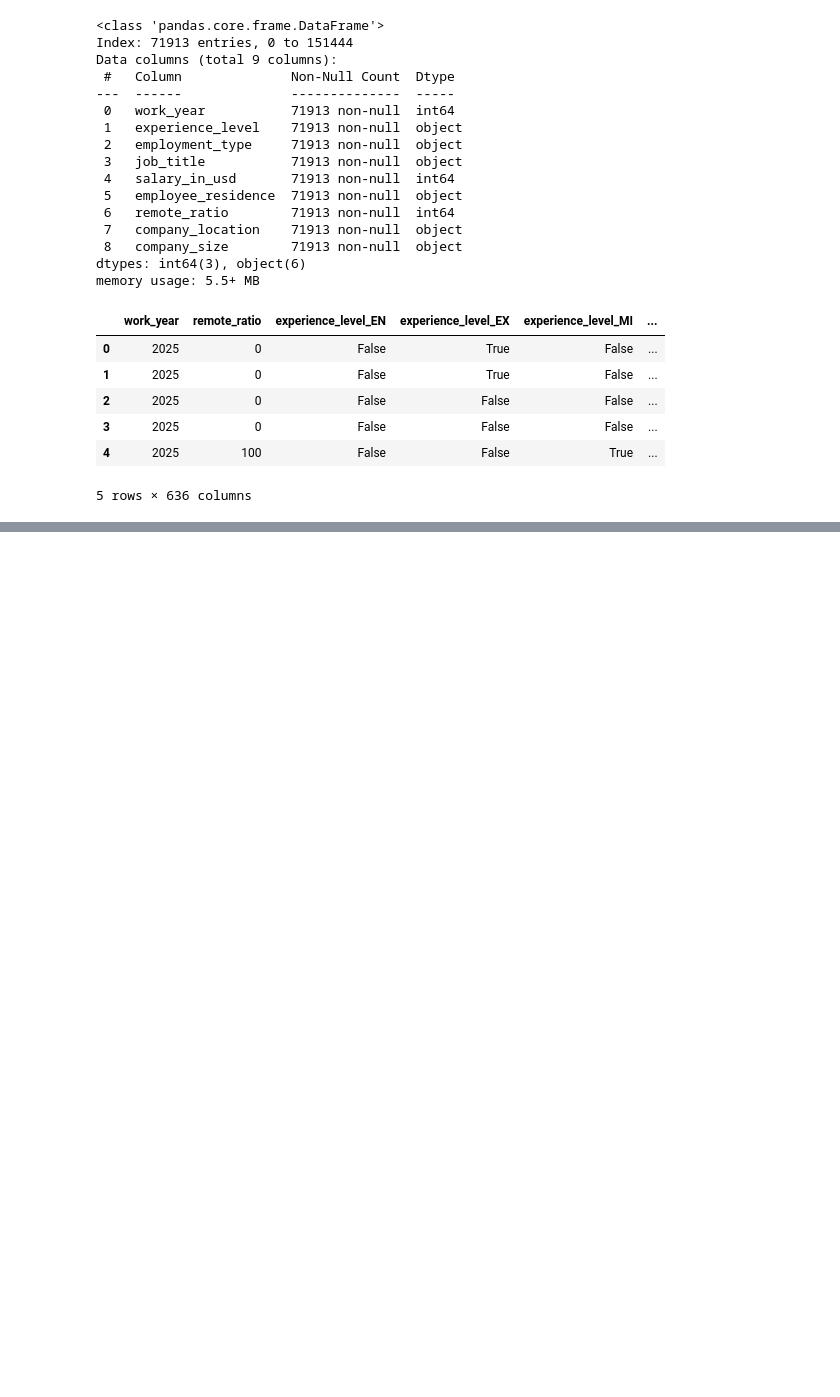
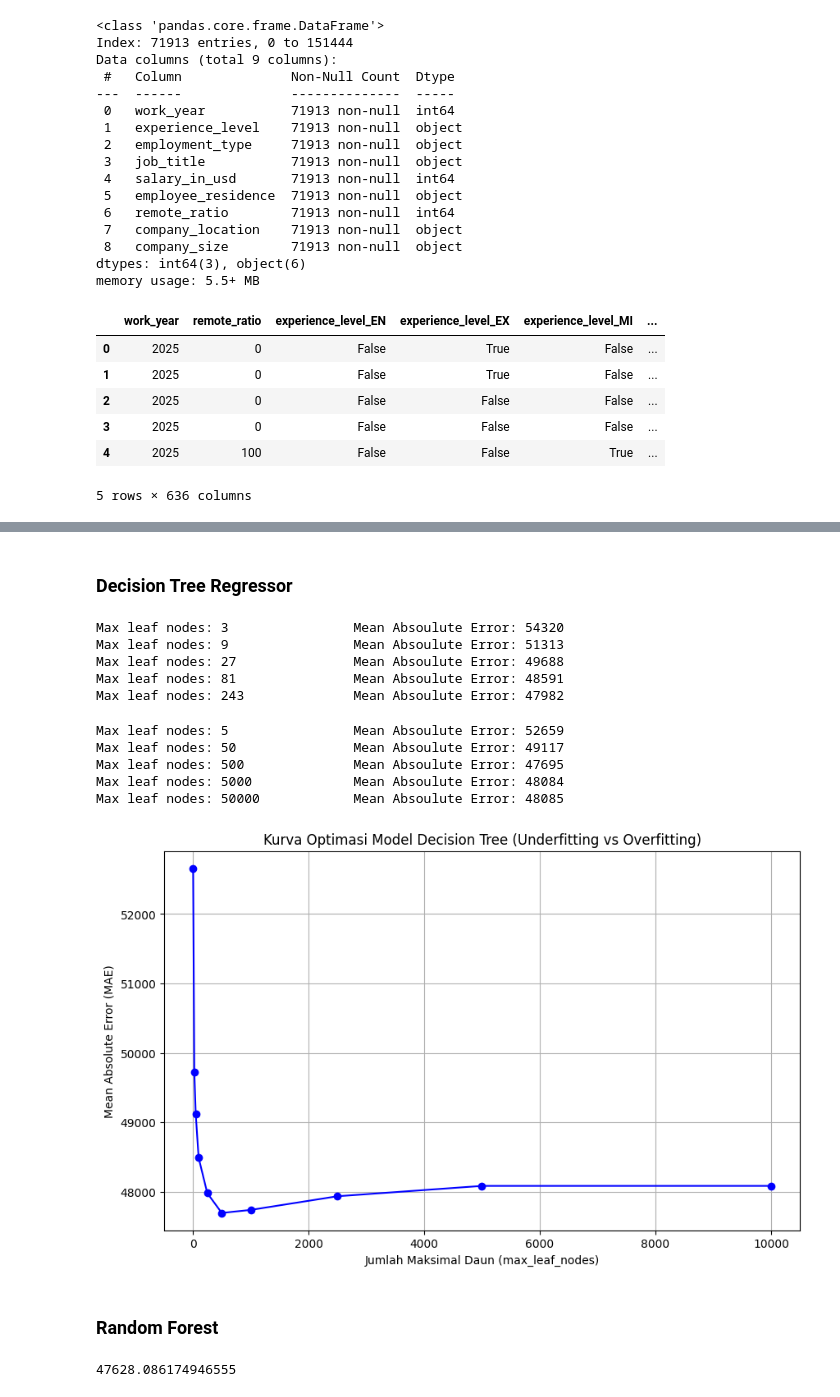
Before and after one commit to slentsy/Salary-Machine-Learning, a Jupyter notebook: salaries.ipynb, the cells around one changed output, grey strips where cells are left out. Saved outputs shown, nothing was run; the diff lists cells and outputs as text; code cells hidden in the pictures; blank space fills up the shorter version.

Commit message:
done for base model

```diff
--- a/salaries.ipynb
+++ b/salaries.ipynb
@@ -119,0 +135,4 @@ X.head()
+# %%
+X_train, X_test, y_train, y_test = train_test_split(X, y, random_state=0, test_size=0.2)
+salaries_model = DecisionTreeRegressor(random_state=0)
+salaries_model.fit(X_train, y_train)
@@ -119,0 +164,66 @@ X.head()
+# %% [markdown]
+### Decision Tree Regressor
+# %%
+from sklearn.metrics import mean_absolute_error
+
+def get_mae(max_leaf_nodes, X_train, X_test, y_train, y_test):
+    model = DecisionTreeRegressor(max_leaf_nodes=max_leaf_nodes, random_state=0)
+    model.fit(X_train, y_train)
+    preds_val = model.predict(X_test)
+    mae = mean_absolute_error(y_test, preds_val)
+    return mae
+# %%
+for max_leaf_nodes in [3, 9, 27, 81, 243]:
+    my_mae = get_mae(max_leaf_nodes, X_train, X_test, y_train, y_test)
+    print("Max leaf nodes: %d \t\t Mean Absoulute Error: %d" % (max_leaf_nodes, my_mae))
+# %% [output]
+Max leaf nodes: 3                Mean Absoulute Error: 54320
+Max leaf nodes: 9                Mean Absoulute Error: 51313
+Max leaf nodes: 27               Mean Absoulute Error: 49688
+Max leaf nodes: 81               Mean Absoulute Error: 48591
+Max leaf nodes: 243              Mean Absoulute Error: 47982
+# %%
+for max_leaf_nodes in [5, 50, 500, 5000, 50000]:
+    my_mae = get_mae(max_leaf_nodes, X_train, X_test, y_train, y_test)
+    print("Max leaf nodes: %d \t\t Mean Absoulute Error: %d" % (max_leaf_nodes, my_mae))
+# %% [output]
+Max leaf nodes: 5                Mean Absoulute Error: 52659
+Max leaf nodes: 50               Mean Absoulute Error: 49117
+Max leaf nodes: 500              Mean Absoulute Error: 47695
+Max leaf nodes: 5000             Mean Absoulute Error: 48084
+Max leaf nodes: 50000            Mean Absoulute Error: 48085
+# %%
+# curve
+import matplotlib.pyplot as plt
+
+leaf_nodes = [5, 25, 50, 100, 250, 500, 1000, 2500, 5000, 10000]
+
+mae_values=[]
+
+for nodes in leaf_nodes:
+    mae = get_mae(nodes, X_train, X_test, y_train, y_test)
+    mae_values.append(mae)
+# %%
+plt.figure(figsize=(10,6))
+plt.plot(leaf_nodes, mae_values, marker='o', linestyle='-', color='b')
+
+plt.title('Kurva Optimasi Model Decision Tree (Underfitting vs Overfitting)')
+plt.xlabel('Jumlah Maksimal Daun (max_leaf_nodes)')
+plt.ylabel('Mean Absolute Error (MAE)')
+plt.grid(True)
+
+plt.show()
+# %% [output]
+[figure, added]
+# %% [markdown]
+### Random Forest
+# %%
+from sklearn.ensemble import RandomForestRegressor
+from sklearn.metrics import mean_absolute_error
+
+forest_model = RandomForestRegressor(random_state=0)
+forest_model.fit(X_train, y_train)
+salary_preds = forest_model.predict(X_test)
+print(mean_absolute_error(y_test, salary_preds))
+# %% [output]
+47628.086174946555
```
Also changed, not shown: parts of 5 cells of this notebook.
